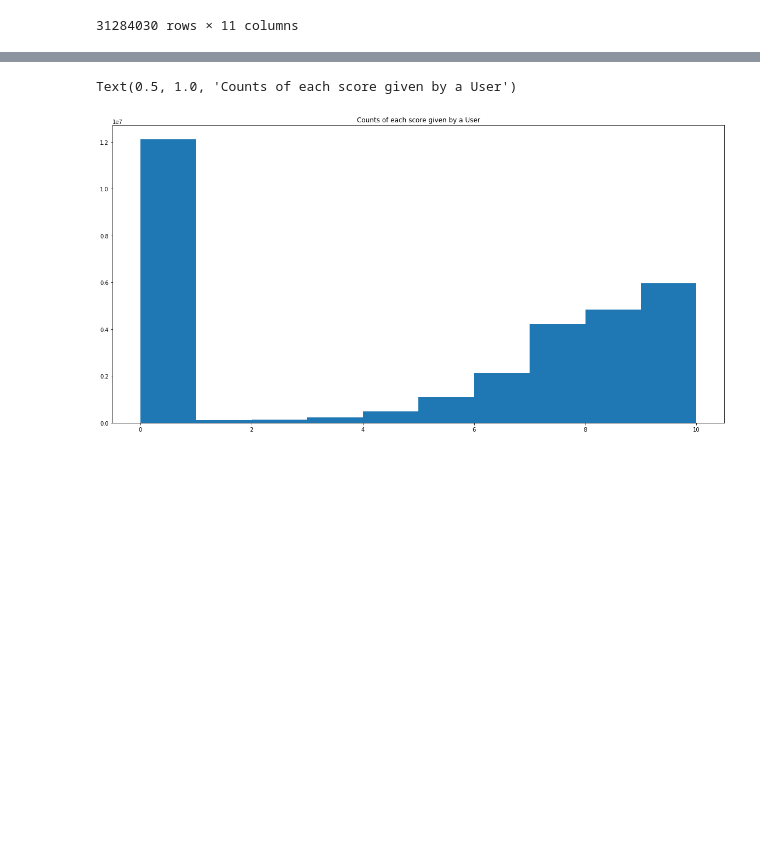
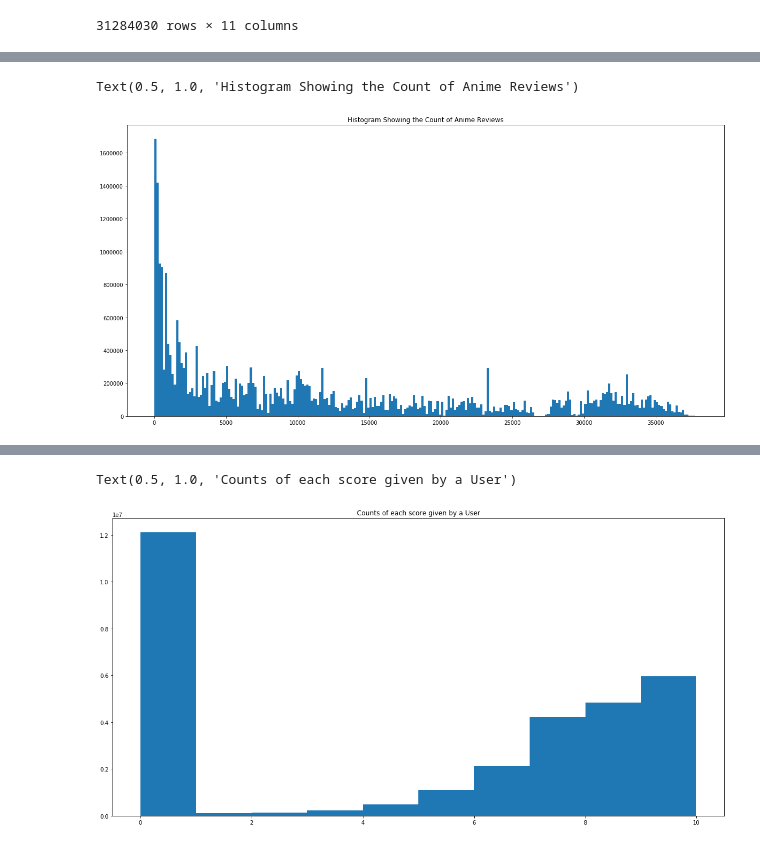
Before and after one commit to Jameshskelton/Anime_Recommender, a Jupyter notebook: myanimelist/EDA-myanimelist.ipynb, the cells around one changed output, grey strips where cells are left out. Cells and saved outputs as stored; diff of their text form; code cells hidden in the pictures; blank space fills up the shorter version.

```diff
--- a/myanimelist/EDA-myanimelist.ipynb
+++ b/myanimelist/EDA-myanimelist.ipynb
@@ -71,0 +111,10 @@ scoresdf.to_csv('final_anime.csv')
+# %%
+scoresdf.anime_id.dropna(inplace = True)
+fig, ax = plt.subplots(figsize = (20,10))
+plt.hist(scoresdf.anime_id, bins = 250)
+ax.set_title('Histogram Showing the Count of Anime Reviews')
+
+# scoresdf
+# %% [output]
+Text(0.5, 1.0, 'Histogram Showing the Count of Anime Reviews')
+[figure, added]
```
Also changed, not shown: parts of 21 cells of this notebook, 1 other file.
